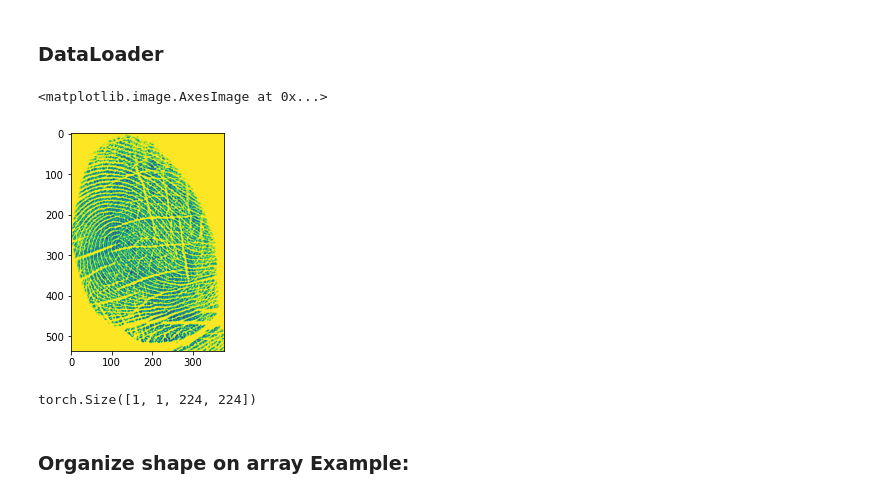
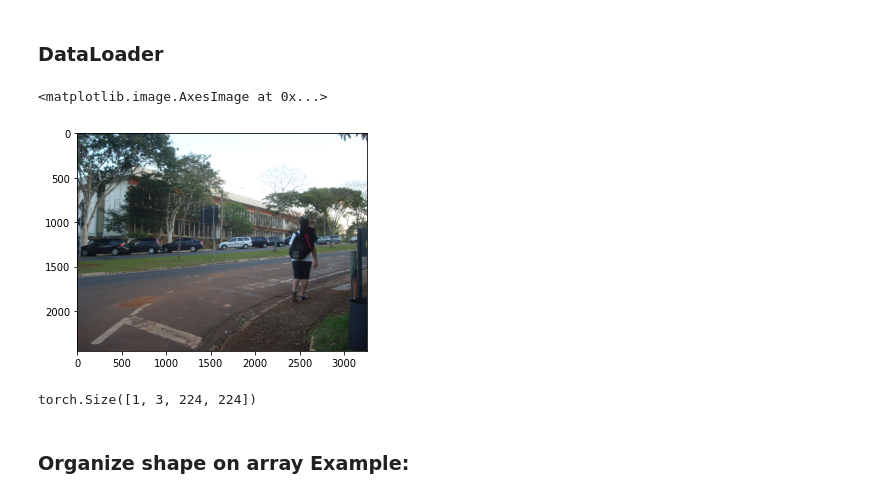
Before and after one commit to oliveiraMats2/caption_medical_images, a Jupyter notebook: VIT_backbone/VIT_transformer_debug.ipynb, the cells around one changed output. Cells and saved outputs as stored; diff of their text form; code cells hidden in the pictures.

```diff
--- a/VIT_backbone/VIT_transformer_debug.ipynb
+++ b/VIT_backbone/VIT_transformer_debug.ipynb
@@ -15,13 +15,13 @@ from einops import rearrange, reduce, repeat
 from einops.layers.torch import Rearrange, Reduce
 from torchsummary import summary
 # %%
-img = Image.open('../../images_02/00002447_00000001_slap_R_01.png')
+img = Image.open('../img_test.jpg')
 
 fig = plt.figure()
 plt.imshow(img)
 # %% [output]
 <matplotlib.image.AxesImage at 0x...>
-[figure, old version]
+[figure, new version]
 # %%
 # resize image
 transform = Compose([Resize((224, 224)), ToTensor()])
@@ -29,7 +29,7 @@ x = transform(img)
 x = x.unsqueeze(0) # add batch dim
 x.shape
 # %% [output]
-torch.Size([1, 1, 224, 224])
+torch.Size([1, 3, 224, 224])
 # %% [markdown]
 ### Organize shape on array Example:
 # %%
```
Also changed, not shown: parts of 6 cells of this notebook, 2 other files.
